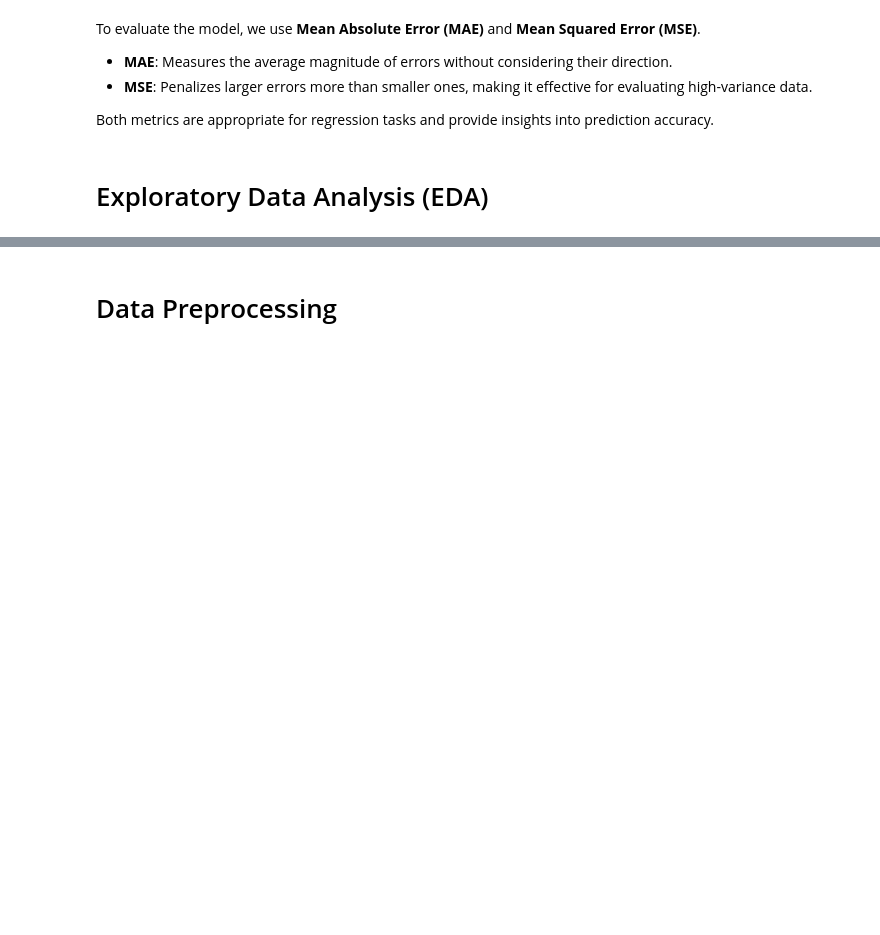
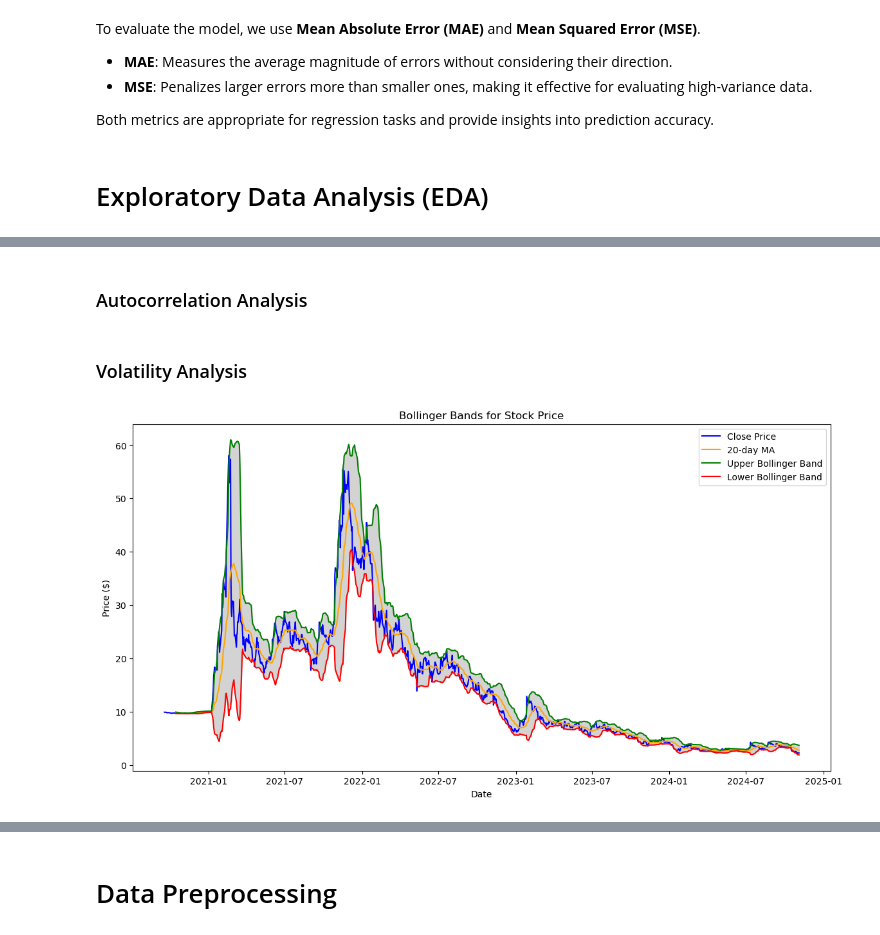
Before and after one commit to Abdulaziz-Aleissa/Stock-Price-Predictor, a Jupyter notebook: stock_predictor_app/analysis notebook.ipynb, the cells around one changed output, grey strips where cells are left out. Saved outputs shown, nothing was run; the diff lists cells and outputs as text; code cells hidden in the pictures; blank space fills up the shorter version.

```diff
--- a/stock_predictor_app/analysis notebook.ipynb
+++ b/stock_predictor_app/analysis notebook.ipynb
@@ -95,0 +178,24 @@ df.describe()
+# %% [markdown]
+### Autocorrelation Analysis
+# %% [markdown]
+### Volatility Analysis
+# %%
+# Calculate Bollinger Bands
+df['20-day MA'] = df['Close'].rolling(window=20).mean()
+df['Upper Band'] = df['20-day MA'] + 2 * df['Close'].rolling(window=20).std()
+df['Lower Band'] = df['20-day MA'] - 2 * df['Close'].rolling(window=20).std()
+
+# Plot
+plt.figure(figsize=(14, 7))
+plt.plot(df['Close'], label='Close Price', color='blue')
+plt.plot(df['20-day MA'], label='20-day MA', color='orange')
+plt.plot(df['Upper Band'], label='Upper Bollinger Band', color='green')
+plt.plot(df['Lower Band'], label='Lower Bollinger Band', color='red')
+plt.fill_between(df.index, df['Upper Band'], df['Lower Band'], color='lightgrey')
+plt.title('Bollinger Bands for Stock Price')
+plt.xlabel('Date')
+plt.ylabel('Price ($)')
+plt.legend()
+plt.show()
+# %% [output]
+[figure, added]
```
Also changed, not shown: parts of 27 cells of this notebook.
